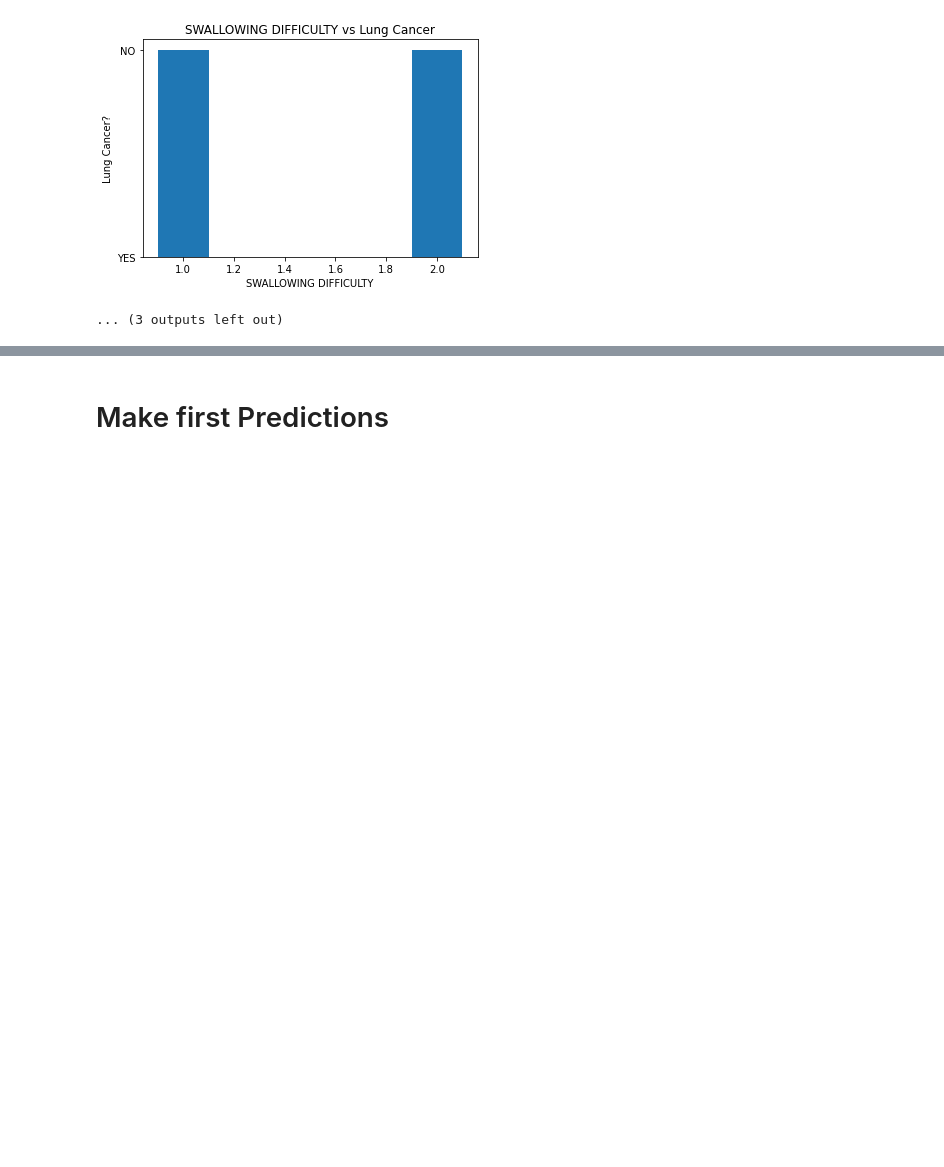
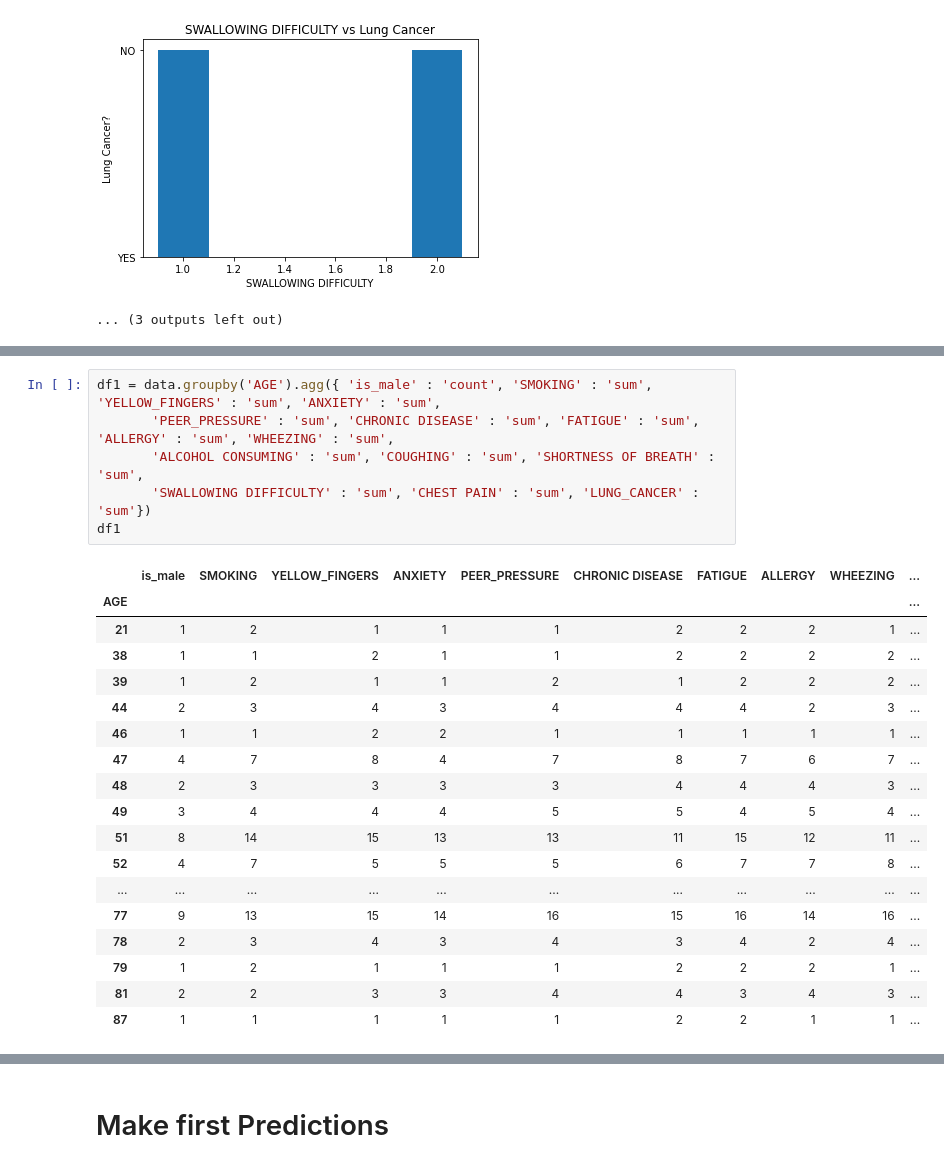
Before and after one commit to mikemoore26/Lung_Cancer, a Jupyter notebook: eda.ipynb, the cells around one changed output, grey strips where cells are left out. Saved outputs shown, nothing was run; the diff lists cells and outputs as text; blank space fills up the shorter version.

```diff
--- a/eda.ipynb
+++ b/eda.ipynb
@@ -281,0 +337,25 @@ for i in data.columns:
+# %%
+df1 = data.groupby('AGE').agg({ 'is_male' : 'count', 'SMOKING' : 'sum', 'YELLOW_FINGERS' : 'sum', 'ANXIETY' : 'sum',
+       'PEER_PRESSURE' : 'sum', 'CHRONIC DISEASE' : 'sum', 'FATIGUE' : 'sum', 'ALLERGY' : 'sum', 'WHEEZING' : 'sum',
+       'ALCOHOL CONSUMING' : 'sum', 'COUGHING' : 'sum', 'SHORTNESS OF BREATH' : 'sum',
+       'SWALLOWING DIFFICULTY' : 'sum', 'CHEST PAIN' : 'sum', 'LUNG_CANCER' : 'sum'})
+df1
+# %% [output]
+|  | is_male | SMOKING | YELLOW_FINGERS | ANXIETY | PEER_PRESSURE | CHRONIC DISEASE | FATIGUE | ALLERGY | WHEEZING | ... |
+| AGE |  |  |  |  |  |  |  |  |  | ... |
+| 21 | 1 | 2 | 1 | 1 | 1 | 2 | 2 | 2 | 1 | ... |
+| 38 | 1 | 1 | 2 | 1 | 1 | 2 | 2 | 2 | 2 | ... |
+| 39 | 1 | 2 | 1 | 1 | 2 | 1 | 2 | 2 | 2 | ... |
+| 44 | 2 | 3 | 4 | 3 | 4 | 4 | 4 | 2 | 3 | ... |
+| 46 | 1 | 1 | 2 | 2 | 1 | 1 | 1 | 1 | 1 | ... |
+| 47 | 4 | 7 | 8 | 4 | 7 | 8 | 7 | 6 | 7 | ... |
+| 48 | 2 | 3 | 3 | 3 | 3 | 4 | 4 | 4 | 3 | ... |
+| 49 | 3 | 4 | 4 | 4 | 5 | 5 | 4 | 5 | 4 | ... |
+| 51 | 8 | 14 | 15 | 13 | 13 | 11 | 15 | 12 | 11 | ... |
+| 52 | 4 | 7 | 5 | 5 | 5 | 6 | 7 | 7 | 8 | ... |
+| ... | ... | ... | ... | ... | ... | ... | ... | ... | ... | ... |
+| 77 | 9 | 13 | 15 | 14 | 16 | 15 | 16 | 14 | 16 | ... |
+| 78 | 2 | 3 | 4 | 3 | 4 | 3 | 4 | 2 | 4 | ... |
+| 79 | 1 | 2 | 1 | 1 | 1 | 2 | 2 | 2 | 1 | ... |
+| 81 | 2 | 2 | 3 | 3 | 4 | 4 | 3 | 4 | 3 | ... |
+| 87 | 1 | 1 | 1 | 1 | 1 | 2 | 2 | 1 | 1 | ... |
```
Also changed, not shown: parts of 12 cells of this notebook, 1 other file.
